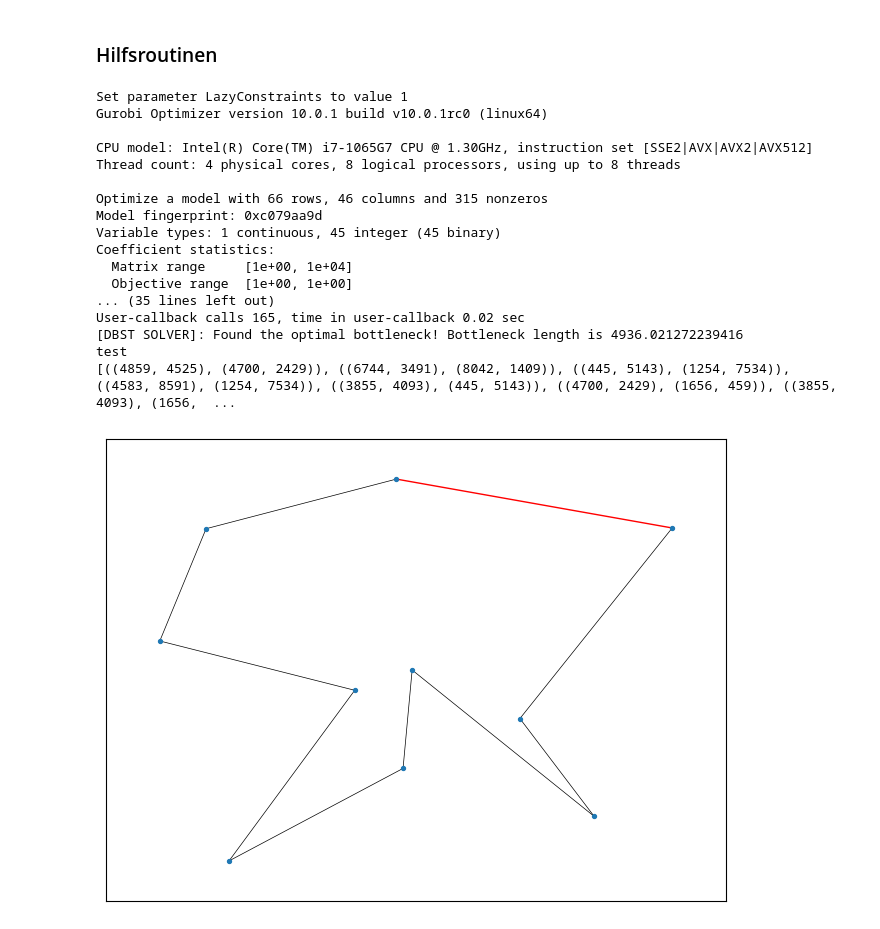
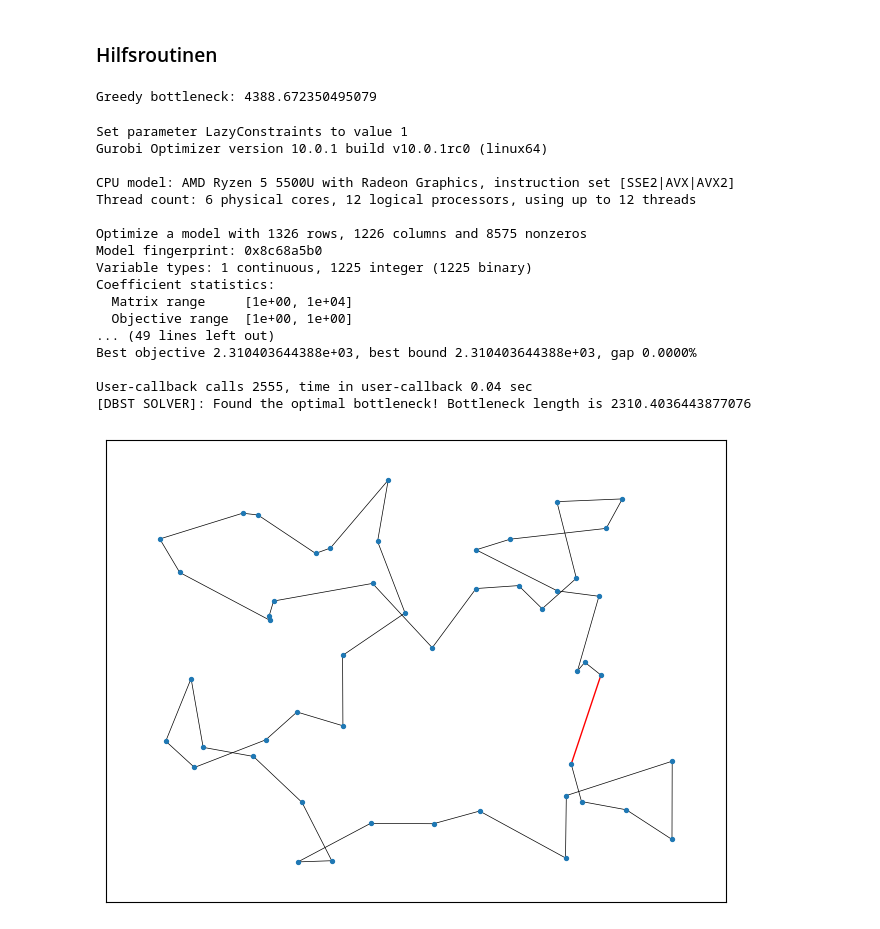
Before and after one commit to uwu-octane/alg_lab, a Jupyter notebook: 04_mip/mip.ipynb, the cells around one changed output. Drawn from its saved outputs; the diff is of its cells as text; code cells hidden in the pictures.

Commit message:
Added greedy for btsp mip start solution Added greedy for btsp mip start solution

```diff
--- a/04_mip/mip.ipynb
+++ b/04_mip/mip.ipynb
@@ -20,27 +20,31 @@ def random_points(n, w=10_000, h=10_000) -> Set[Node]:
     :return: A set of points as (x,y)-tuples.
     """
     return set((random.randint(0,w), random.randint(0,h)) for _ in range(n))
+# %%
+#random.seed(1234567)
+points = random_points(50)
+start, bottleneck = Greedy_Btsp(points).solve() # returns greedy solution as binary list
+# %% [output]
+Greedy bottleneck: 4388.672350495079
 # %%
-points = random_points(10)
-sol = BTSPSolverIP(points, util.all_edges_sorted(points)).solve()
-print(sol)
+sol = BTSPSolverIP(points, util.all_edges_sorted(points)).solve(start, bottleneck)
 draw_edges(sol)
 # %% [output]
 Set parameter LazyConstraints to value 1
 Gurobi Optimizer version 10.0.1 build v10.0.1rc0 (linux64)
 
-CPU model: Intel(R) Core(TM) i7-1065G7 CPU @ 1.30GHz, instruction set [SSE2|AVX|AVX2|AVX512]
-Thread count: 4 physical cores, 8 logical processors, using up to 8 threads
+CPU model: AMD Ryzen 5 5500U with Radeon Graphics, instruction set [SSE2|AVX|AVX2]
+Thread count: 6 physical cores, 12 logical processors, using up to 12 threads
 
-Optimize a model with 66 rows, 46 columns and 315 nonzeros
-Model fingerprint: 0xc079aa9d
-Variable types: 1 continuous, 45 integer (45 binary)
+Optimize a model with 1326 rows, 1226 columns and 8575 nonzeros
+Model fingerprint: 0x8c68a5b0
+Variable types: 1 continuous, 1225 integer (1225 binary)
 Coefficient statistics:
   Matrix range     [1e+00, 1e+04]
   Objective range  [1e+00, 1e+00]
-... (35 lines left out)
-User-callback calls 165, time in user-callback 0.02 sec
-[DBST SOLVER]: Found the optimal bottleneck! Bottleneck length is 4936.021272239416
-test
-[((4859, 4525), (4700, 2429)), ((6744, 3491), (8042, 1409)), ((445, 5143), (1254, 7534)), ((4583, 8591), (1254, 7534)), ((3855, 4093), (445, 5143)), ((4700, 2429), (1656, 459)), ((3855, 4093), (1656,  ...
+... (49 lines left out)
+Best objective 2.310403644388e+03, best bound 2.310403644388e+03, gap 0.0000%
+
+User-callback calls 2555, time in user-callback 0.04 sec
+[DBST SOLVER]: Found the optimal bottleneck! Bottleneck length is 2310.4036443877076
-[figure, old version]
+[figure, new version]
```
Also changed, not shown: parts of 1 cell of this notebook, 3 other files.
